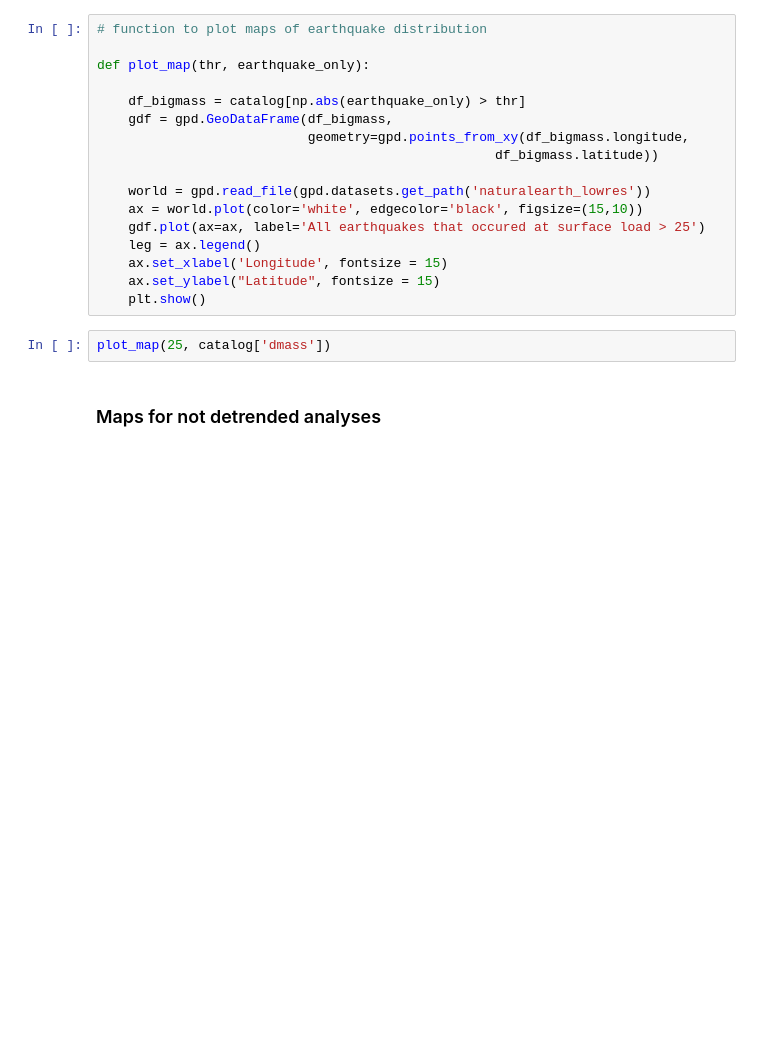
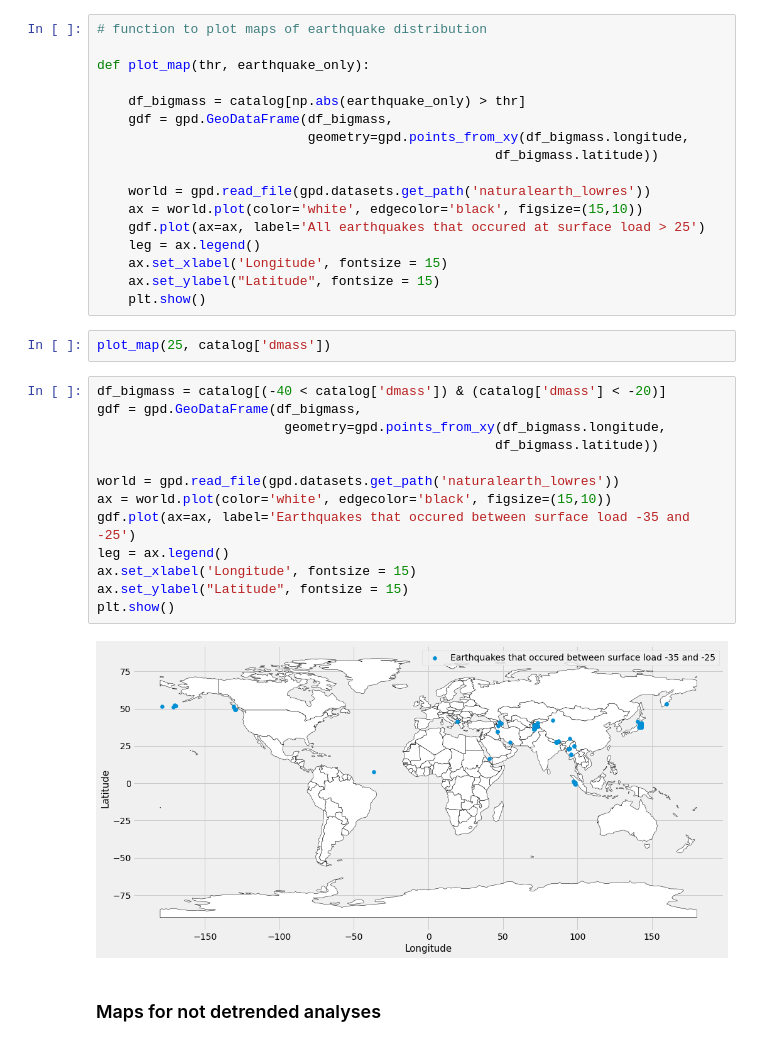
Before and after one commit to epic-research-group/surface-load-quakes, a Jupyter notebook: surface-load-earthquake-relationship.ipynb, the cells around one changed output. Drawn from its saved outputs; the diff is of its cells as text; blank space fills up the shorter version.

```diff
--- a/surface-load-earthquake-relationship.ipynb
+++ b/surface-load-earthquake-relationship.ipynb
@@ -213,6 +213,21 @@ def plot_map(thr, earthquake_only):
     plt.show()
 # %%
 plot_map(25, catalog['dmass'])
+# %%
+df_bigmass = catalog[(-40 < catalog['dmass']) & (catalog['dmass'] < -20)]
+gdf = gpd.GeoDataFrame(df_bigmass,
+                        geometry=gpd.points_from_xy(df_bigmass.longitude,
+                                                   df_bigmass.latitude))
+
+world = gpd.read_file(gpd.datasets.get_path('naturalearth_lowres'))
+ax = world.plot(color='white', edgecolor='black', figsize=(15,10))
+gdf.plot(ax=ax, label='Earthquakes that occured between surface load -35 and -25')
+leg = ax.legend()
+ax.set_xlabel('Longitude', fontsize = 15)
+ax.set_ylabel("Latitude", fontsize = 15)
+plt.show()
+# %% [output]
+[figure, added]
 # %% [markdown]
 ### Maps for not detrended analyses
 # %%
```
Also changed, not shown: parts of 20 cells of this notebook.
